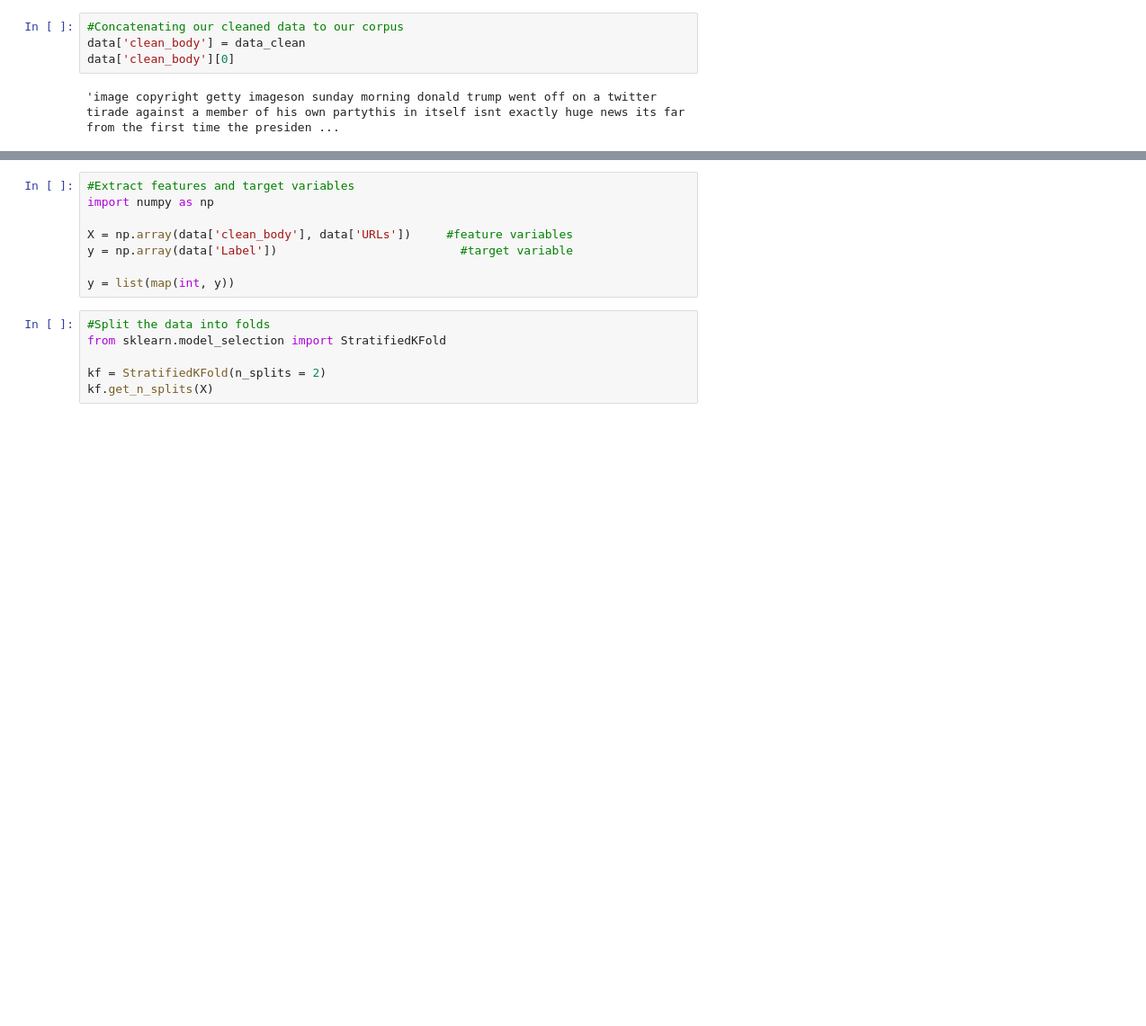
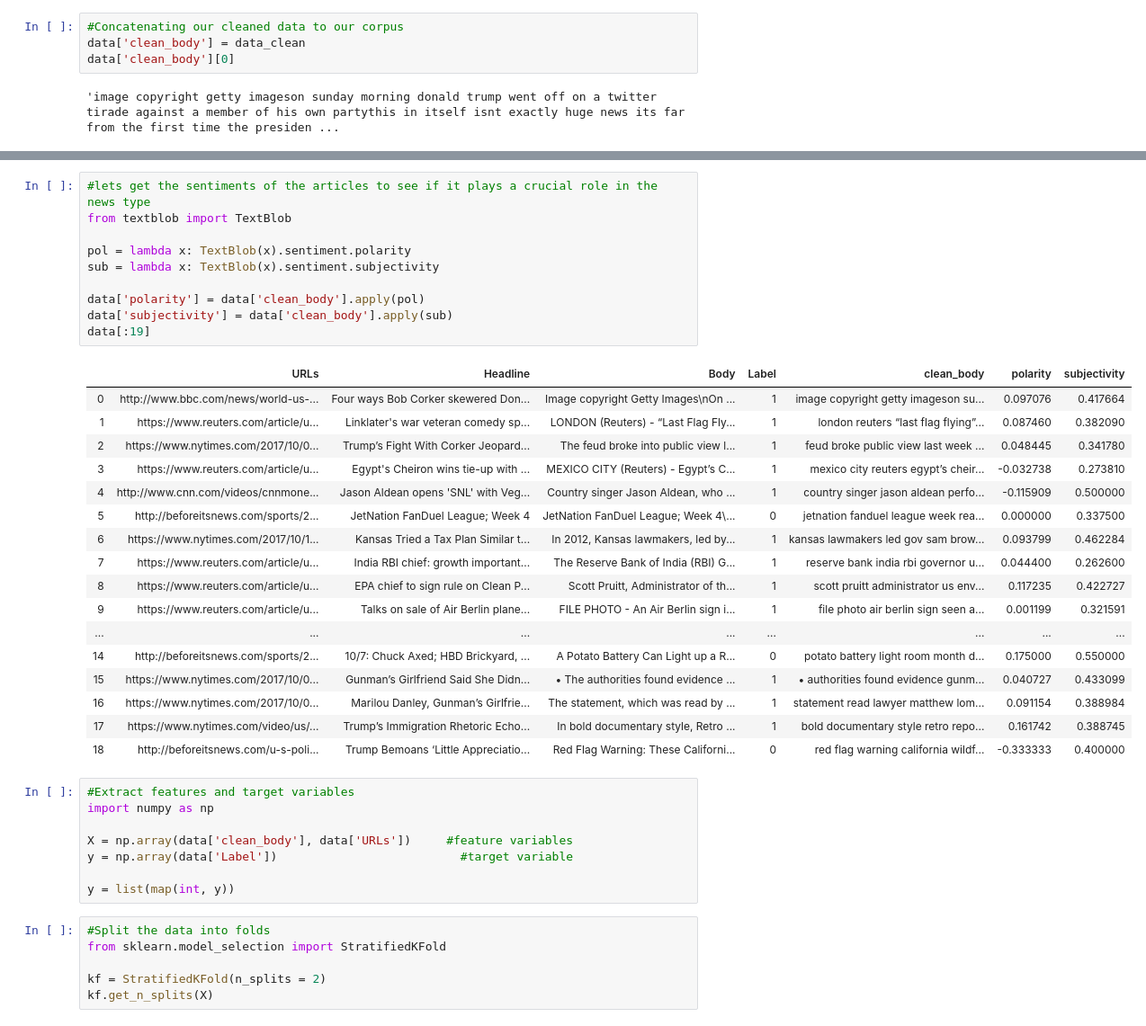
Before and after one commit to niel98/Fake-News-Detection, a Jupyter notebook: fake news project alpha.ipynb, the cells around one changed output, grey strips where cells are left out. Shown: that part at 90% size. Cells and saved outputs as stored; diff of their text form; blank space fills up the shorter version.

```diff
--- a/fake news project alpha.ipynb
+++ b/fake news project alpha.ipynb
@@ -102,3 +195,31 @@ data['clean_body'][0]
+# %%
+#lets get the sentiments of the articles to see if it plays a crucial role in the news type
+from textblob import TextBlob
+
+pol = lambda x: TextBlob(x).sentiment.polarity
+sub = lambda x: TextBlob(x).sentiment.subjectivity
+
+data['polarity'] = data['clean_body'].apply(pol)
+data['subjectivity'] = data['clean_body'].apply(sub)
+data[:19]
+# %% [output]
+|  | URLs | Headline | Body | Label | clean_body | polarity | subjectivity |
+| 0 | http://www.bbc.com/news/world-us-... | Four ways Bob Corker skewered Don... | Image copyright Getty Images\nOn ... | 1 | image copyright getty imageson su... | 0.097076 | 0.417664 |
+| 1 | https://www.reuters.com/article/u... | Linklater's war veteran comedy sp... | LONDON (Reuters) - “Last Flag Fly... | 1 | london reuters “last flag flying”... | 0.087460 | 0.382090 |
+| 2 | https://www.nytimes.com/2017/10/0... | Trump’s Fight With Corker Jeopard... | The feud broke into public view l... | 1 | feud broke public view last week ... | 0.048445 | 0.341780 |
+| 3 | https://www.reuters.com/article/u... | Egypt's Cheiron wins tie-up with ... | MEXICO CITY (Reuters) - Egypt’s C... | 1 | mexico city reuters egypt’s cheir... | -0.032738 | 0.273810 |
+| 4 | http://www.cnn.com/videos/cnnmone... | Jason Aldean opens 'SNL' with Veg... | Country singer Jason Aldean, who ... | 1 | country singer jason aldean perfo... | -0.115909 | 0.500000 |
+| 5 | http://beforeitsnews.com/sports/2... | JetNation FanDuel League; Week 4 | JetNation FanDuel League; Week 4\... | 0 | jetnation fanduel league week rea... | 0.000000 | 0.337500 |
+| 6 | https://www.nytimes.com/2017/10/1... | Kansas Tried a Tax Plan Similar t... | In 2012, Kansas lawmakers, led by... | 1 | kansas lawmakers led gov sam brow... | 0.093799 | 0.462284 |
+| 7 | https://www.reuters.com/article/u... | India RBI chief: growth important... | The Reserve Bank of India (RBI) G... | 1 | reserve bank india rbi governor u... | 0.044400 | 0.262600 |
+| 8 | https://www.reuters.com/article/u... | EPA chief to sign rule on Clean P... | Scott Pruitt, Administrator of th... | 1 | scott pruitt administrator us env... | 0.117235 | 0.422727 |
+| 9 | https://www.reuters.com/article/u... | Talks on sale of Air Berlin plane... | FILE PHOTO - An Air Berlin sign i... | 1 | file photo air berlin sign seen a... | 0.001199 | 0.321591 |
+| ... | ... | ... | ... | ... | ... | ... | ... |
+| 14 | http://beforeitsnews.com/sports/2... | 10/7: Chuck Axed; HBD Brickyard, ... | A Potato Battery Can Light up a R... | 0 | potato battery light room month d... | 0.175000 | 0.550000 |
+| 15 | https://www.nytimes.com/2017/10/0... | Gunman’s Girlfriend Said She Didn... | • The authorities found evidence ... | 1 | • authorities found evidence gunm... | 0.040727 | 0.433099 |
+| 16 | https://www.nytimes.com/2017/10/0... | Marilou Danley, Gunman’s Girlfrie... | The statement, which was read by ... | 1 | statement read lawyer matthew lom... | 0.091154 | 0.388984 |
+| 17 | https://www.nytimes.com/video/us/... | Trump’s Immigration Rhetoric Echo... | In bold documentary style, Retro ... | 1 | bold documentary style retro repo... | 0.161742 | 0.388745 |
+| 18 | http://beforeitsnews.com/u-s-poli... | Trump Bemoans ‘Little Appreciatio... | Red Flag Warning: These Californi... | 0 | red flag warning california wildf... | -0.333333 | 0.400000 |
 # %%
 #Extract features and target variables
 import numpy as np
```
Also changed, not shown: parts of 13 cells of this notebook.
